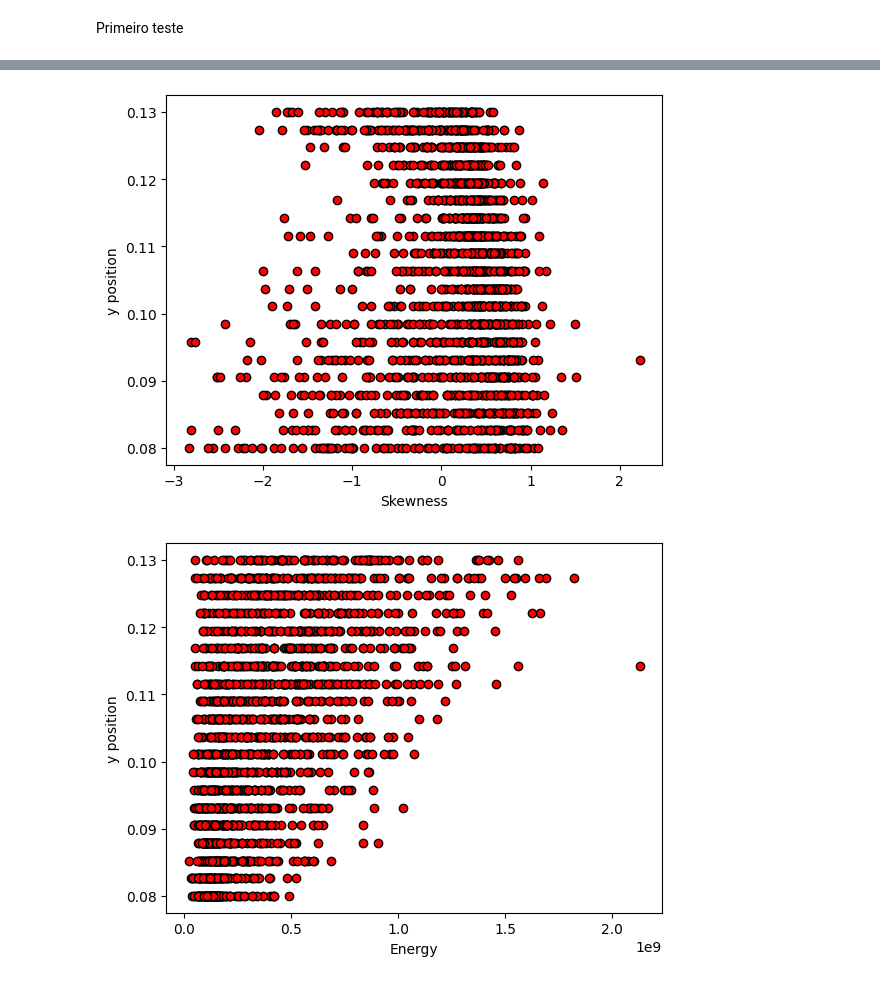
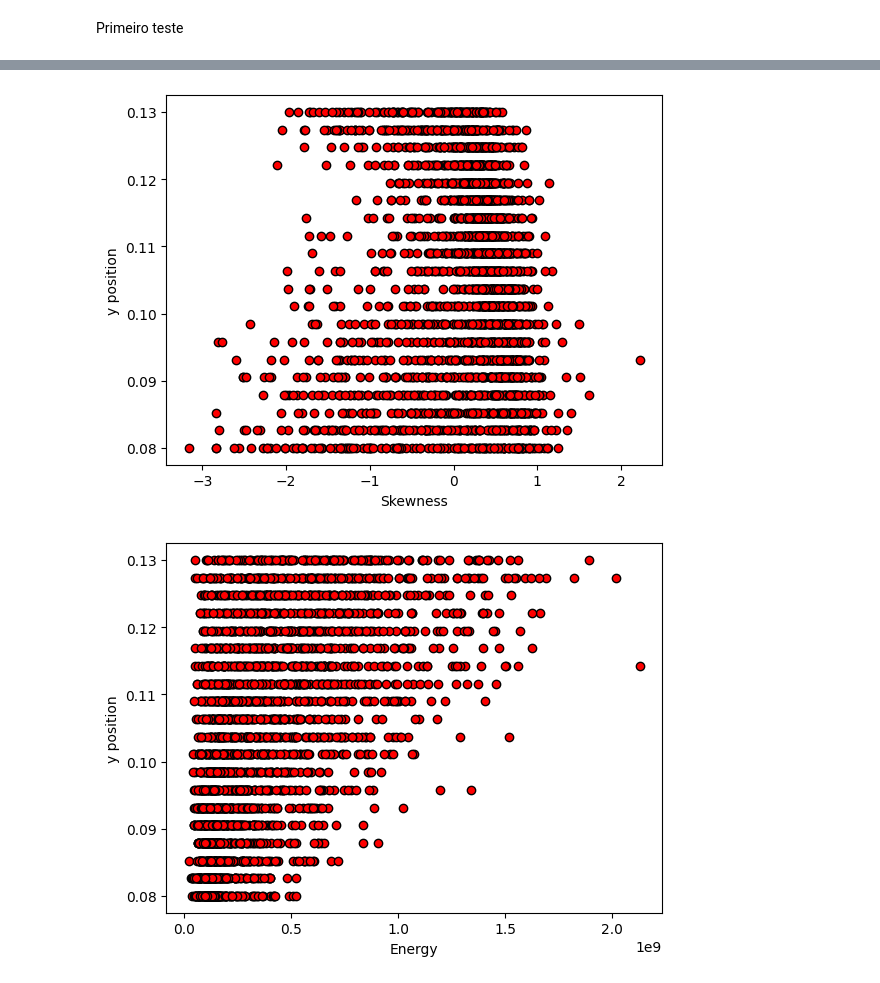
Before and after one commit to andrefsr/Machine-Learning-on-detection-of-buried-cylinders-via-GPR, a Jupyter notebook: sec_sim/machine_learning/data_analysis.ipynb, the cells around one changed output, grey strips where cells are left out. Drawn from its saved outputs; the diff is of its cells as text; code cells hidden in the pictures.

```diff
--- a/sec_sim/machine_learning/data_analysis.ipynb
+++ b/sec_sim/machine_learning/data_analysis.ipynb
@@ -6,6 +6,7 @@ import matplotlib.pyplot as plt
 Distribuição estatística das respostas
 # %%
 df_labels = pd.read_csv('labels3000.csv')
+df_features = pd.read_csv('Features3000.csv')
 display(df_labels.tail(10))
 # %% [output]
 |  | soil_type | radius | pos_y | pos_x |
@@ -114,18 +112,18 @@ plt.show()
 # %%
-x = df_features1
-y_posy = df_labels1['pos_y']
+x = df_features
+y_posy = df_labels['pos_y']
 
 plt.figure()
 plt.xlabel('Skewness')
 plt.ylabel('y position')
 plt.scatter(x['Skewness'],y_posy,color='red',edgecolors='black')
 plt.show()
 
 plt.figure()
 plt.xlabel('Energy')
 plt.ylabel('y position')
 plt.scatter(x['Energia'],y_posy,color='red',edgecolors='black')
 plt.show()
 # %% [output]
-[figure, old version]
+[figure, new version]
-[figure, old version]
+[figure, new version]
```
Also changed, not shown: parts of 3 cells of this notebook, 5 other files.
